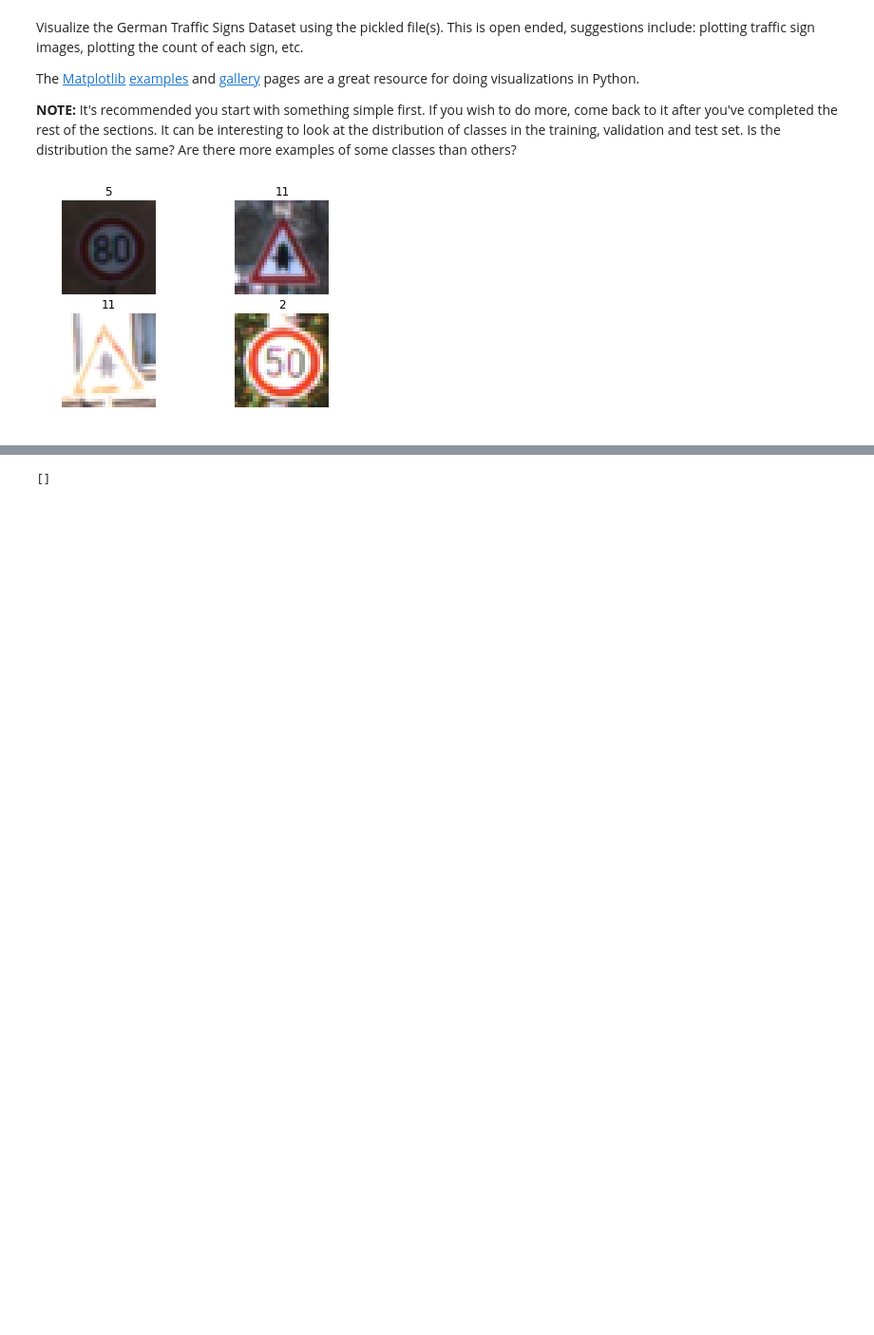
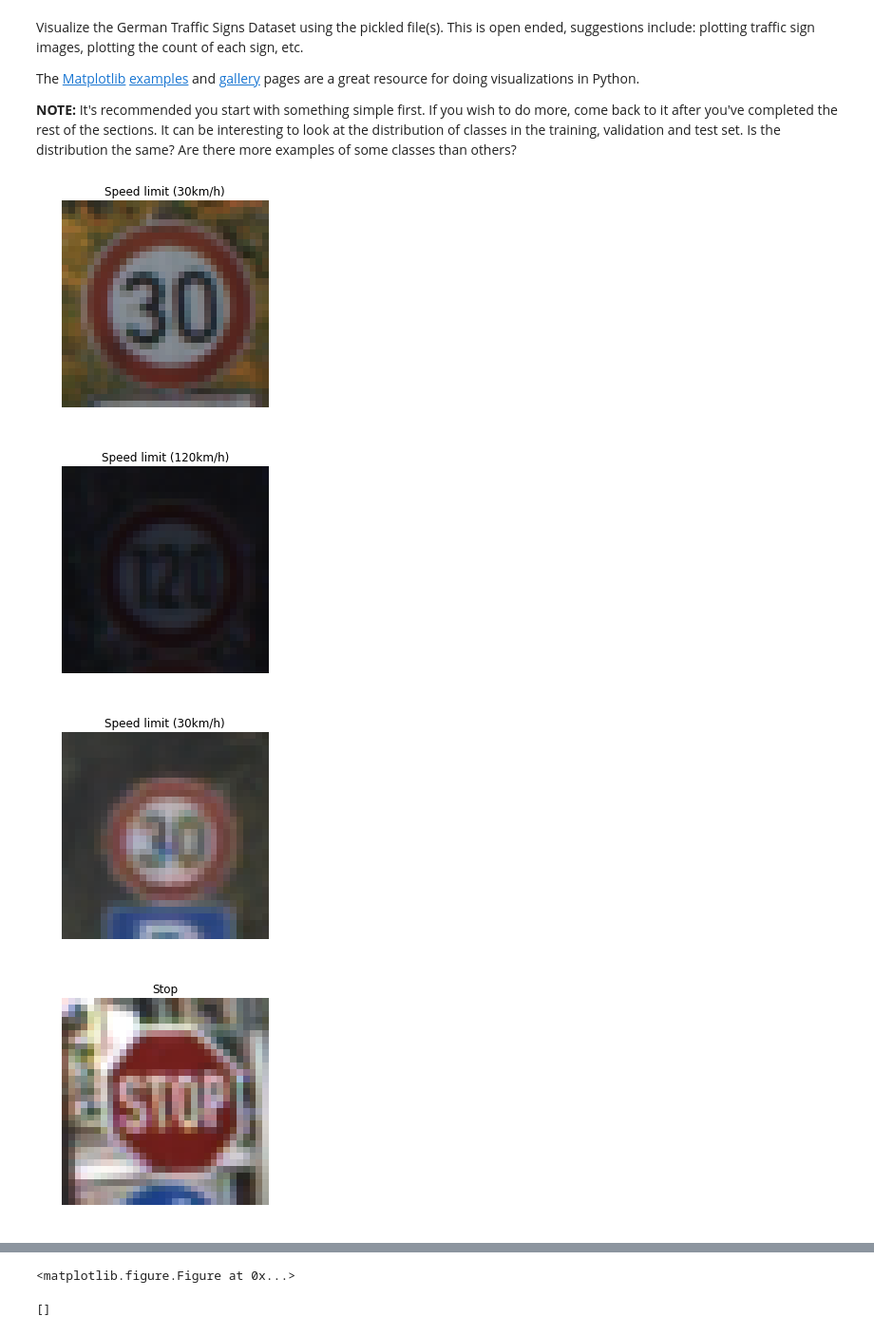
Before and after one commit to dkarunakaran/carnd-traffic-sign-classifier-p2, a Jupyter notebook: Traffic_Sign_Classifier.ipynb, the cells around one changed output, grey strips where cells are left out. Shown: that part at 95% size. Cells and saved outputs as stored; diff of their text form; code cells hidden in the pictures; blank space fills up the shorter version.

```diff
--- a/Traffic_Sign_Classifier.ipynb
+++ b/Traffic_Sign_Classifier.ipynb
@@ -95,18 +95,24 @@ The [Matplotlib](http://matplotlib.org/) [examples](http://matplotlib.org/exampl
 # %%
 ### Data exploration visualization code goes here.
 ### Feel free to use as many code cells as needed.
 import matplotlib.pyplot as plt
 from random import randint
 # Visualizations will be shown in the notebook.
 %matplotlib inline
 
+#Load the signname csv file
+df = pd.read_csv('signnames.csv', names=['id', 'name'], header=0)
+
 #Drawing the random images
-for i in range(0,4):
+for i in range(0,10):
     index = randint(0, len(X_train))
     image = X_train[index]
-    plt.subplot(2,2,i+1)
     plt.imshow(image)
-    plt.title(y_train[index])
+    plt.title(df.name[y_train[index]])
     plt.axis('off')
+    plt.figure()
 # %% [output]
-[figure, old version]
+[figure, new version]
+[figure, added]
+[figure, added]
+[figure, added]
@@ -113,3 +125,4 @@ for i in range(0,4):
+<matplotlib.figure.Figure at 0x...>
 # %%
 #Plotting the count of each sign
 plt.hist(y_train, bins=n_classes)
```
Also changed, not shown: parts of 14 cells of this notebook, 9 other files.
